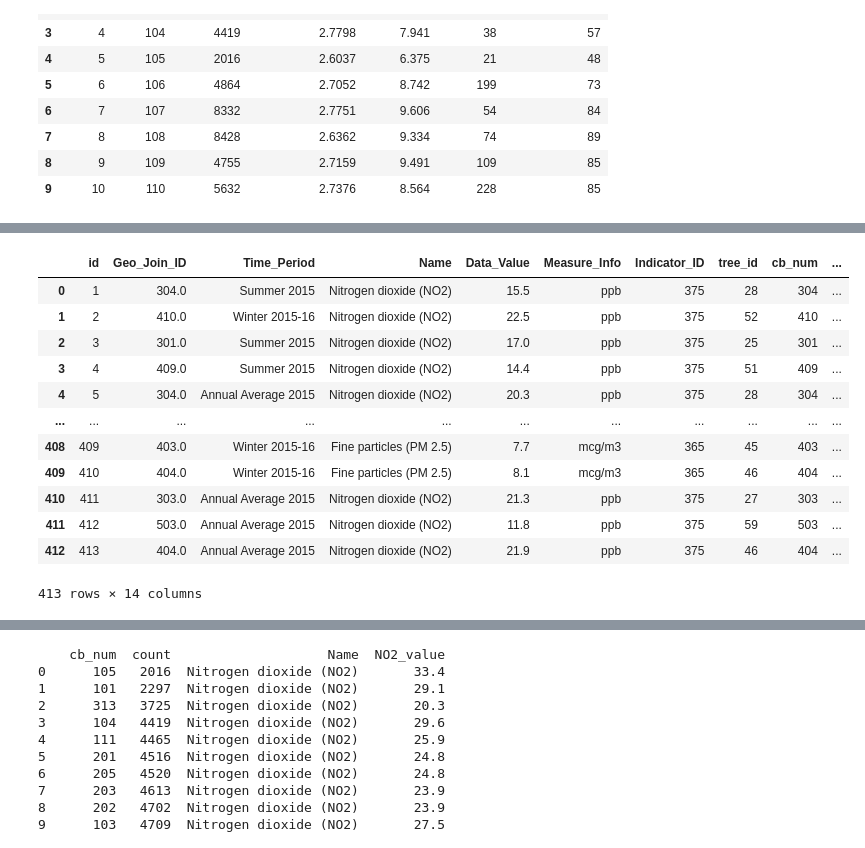
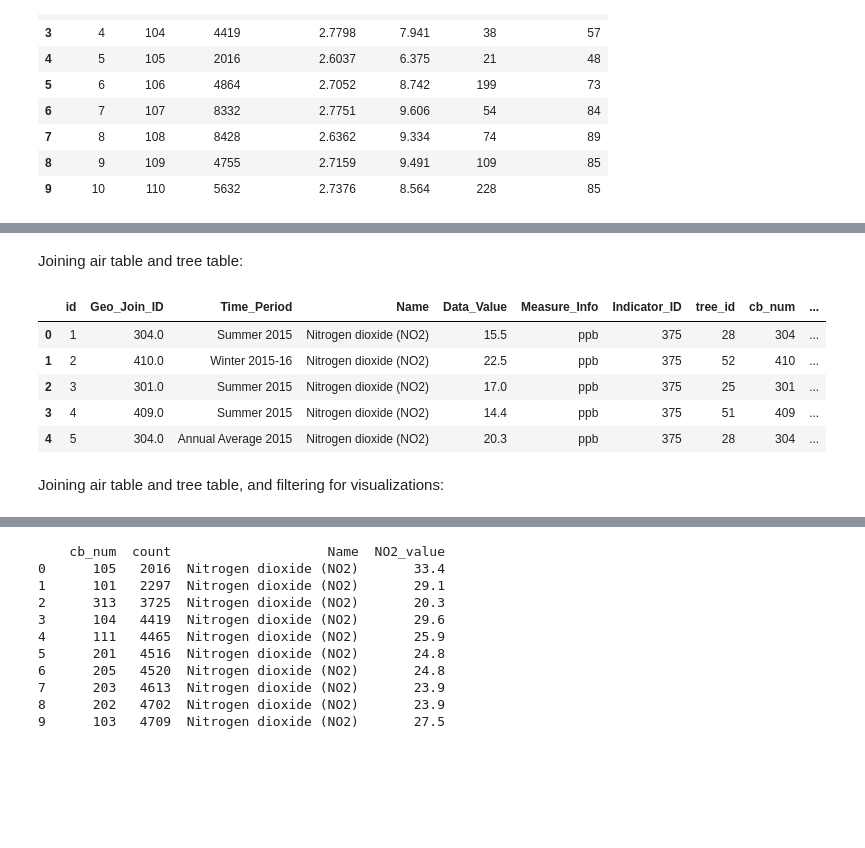
Before and after one commit to Angela-Rene/Trees_in_NYC, a Jupyter notebook: sql_and_plots.ipynb, the cells around one changed output, grey strips where cells are left out. Saved outputs shown, nothing was run; the diff lists cells and outputs as text; code cells hidden in the pictures; blank space fills up the shorter version.

```diff
--- a/sql_and_plots.ipynb
+++ b/sql_and_plots.ipynb
@@ -7,6 +7,3 @@ import pandas as pd
 import matplotlib.pyplot as plt
 import sqlite3
 import tabulate
-# %%
-air = pd.read_csv("Air_quality_by_CD.csv")
-air.dtypes
@@ -22,3 +9,0 @@ dtype: object
-# %%
-tree = pd.read_csv("tree_summary_by_cb.csv")
-tree.dtypes
@@ -144,22 +149,21 @@ query(nitrogen_dioxide)
+# %% [markdown]
+Joining air table and tree table:
 # %%
 joined_tables = ("""SELECT *
                  FROM air
                  LEFT JOIN tree
-                 ON air.Geo_Join_ID = tree.cb_num;
+                 ON air.Geo_Join_ID = tree.cb_num
+                 LIMIT 5;
                  """)
+
 query(joined_tables)
 # %% [output]
 |  | id | Geo_Join_ID | Time_Period | Name | Data_Value | Measure_Info | Indicator_ID | tree_id | cb_num | ... |
 | 0 | 1 | 304.0 | Summer 2015 | Nitrogen dioxide (NO2) | 15.5 | ppb | 375 | 28 | 304 | ... |
 | 1 | 2 | 410.0 | Winter 2015-16 | Nitrogen dioxide (NO2) | 22.5 | ppb | 375 | 52 | 410 | ... |
 | 2 | 3 | 301.0 | Summer 2015 | Nitrogen dioxide (NO2) | 17.0 | ppb | 375 | 25 | 301 | ... |
 | 3 | 4 | 409.0 | Summer 2015 | Nitrogen dioxide (NO2) | 14.4 | ppb | 375 | 51 | 409 | ... |
 | 4 | 5 | 304.0 | Annual Average 2015 | Nitrogen dioxide (NO2) | 20.3 | ppb | 375 | 28 | 304 | ... |
-| ... | ... | ... | ... | ... | ... | ... | ... | ... | ... | ... |
-| 408 | 409 | 403.0 | Winter 2015-16 | Fine particles (PM 2.5) | 7.7 | mcg/m3 | 365 | 45 | 403 | ... |
-| 409 | 410 | 404.0 | Winter 2015-16 | Fine particles (PM 2.5) | 8.1 | mcg/m3 | 365 | 46 | 404 | ... |
-| 410 | 411 | 303.0 | Annual Average 2015 | Nitrogen dioxide (NO2) | 21.3 | ppb | 375 | 27 | 303 | ... |
-| 411 | 412 | 503.0 | Annual Average 2015 | Nitrogen dioxide (NO2) | 11.8 | ppb | 375 | 59 | 503 | ... |
-| 412 | 413 | 404.0 | Annual Average 2015 | Nitrogen dioxide (NO2) | 21.9 | ppb | 375 | 46 | 404 | ... |
-413 rows × 14 columns
+# %% [markdown]
+Joining air table and tree table, and filtering for visualizations:
 # %%
```
Also changed, not shown: parts of 21 cells of this notebook, 1 other file.
